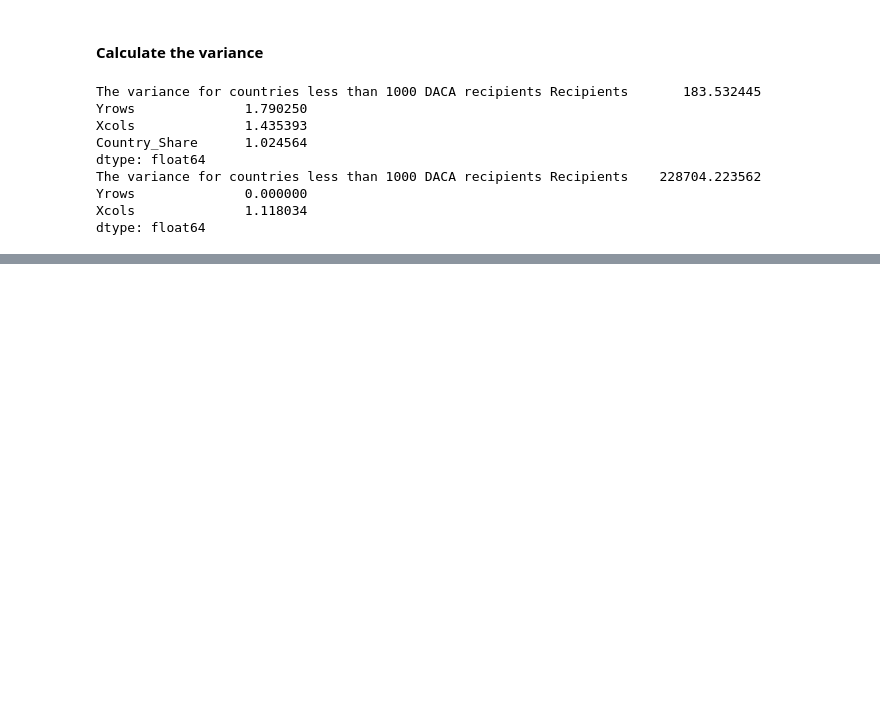
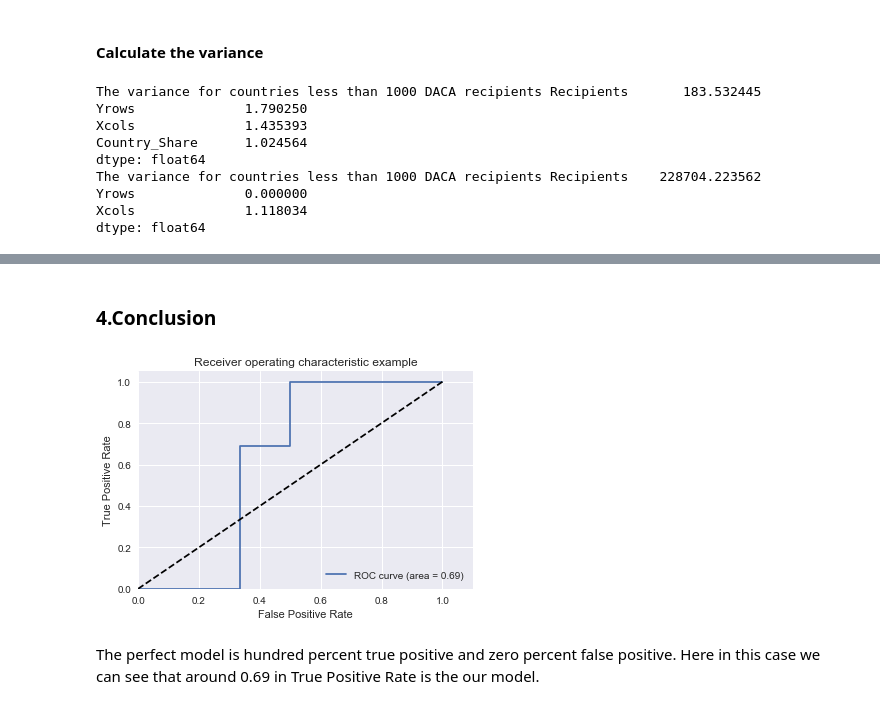
Before and after one commit to KirazG/datascience, a Jupyter notebook: capstone-project1/final report/final_data_science_report_capstone_one.ipynb, the cells around one changed output, grey strips where cells are left out. Saved outputs shown, nothing was run; the diff lists cells and outputs as text; code cells hidden in the pictures; blank space fills up the shorter version.

```diff
--- a/capstone-project1/final report/final_data_science_report_capstone_one.ipynb
+++ b/capstone-project1/final report/final_data_science_report_capstone_one.ipynb
@@ -922,0 +891,5 @@ We see that total precision is 1, recall is 1 which seems to be a perfect fit. E
+# %%
+from sklearn.linear_model import LogisticRegression
+model = LogisticRegression(penalty = 'l2',C=1)
+# %%
+model.fit(X_train,y_train)
@@ -922,0 +916,11 @@ We see that total precision is 1, recall is 1 which seems to be a perfect fit. E
+# %%
+print ("....Base Model....")
+#base rate AUC
+base_roc_aoc = roc_auc_score(y_test,base_rate_model(X_test))
+print("Base rate AOC = %2.2f" % base_roc_aoc)
+print(classification_report(y_test,base_rate_model(X_test)))
+print ("\n\n....Logistic Model....")
+#Calculate Logistic  AUC
+logistic_roc_aoc = roc_auc_score(y_test,model.predict(X_test))
+print("Logistic rate AOC = %2.2f" % logistic_roc_aoc)
+print(classification_report(y_test,model.predict(X_test)))
@@ -922,0 +953,21 @@ We see that total precision is 1, recall is 1 which seems to be a perfect fit. E
+# %% [markdown]
+### 4.Conclusion
+# %%
+from sklearn.metrics import roc_curve
+fpr, tpr,thresholds = roc_curve(y_test,model.predict_proba(X_test)[:,1])
+# %%
+#Plot of a ROC curve for a specific class
+plt.figure()
+plt.plot(fpr,tpr,label='ROC curve (area = %0.2f)' % logistic_roc_aoc)
+plt.plot([0,1],[0,1],'k--')
+plt.xlim([0.0,1.1])
+plt.ylim([0.0,1.05])
+plt.xlabel('False Positive Rate')
+plt.ylabel('True Positive Rate')
+plt.title('Receiver operating characteristic example')
+plt.legend(loc='lower right')
+plt.show()
+# %% [output]
+[figure, added]
+# %% [markdown]
+The perfect model is hundred percent true positive and zero percent false positive. Here in this case we can see that around 0.69 in True Positive Rate is the our model.
```
Also changed, not shown: parts of 40 cells of this notebook.
